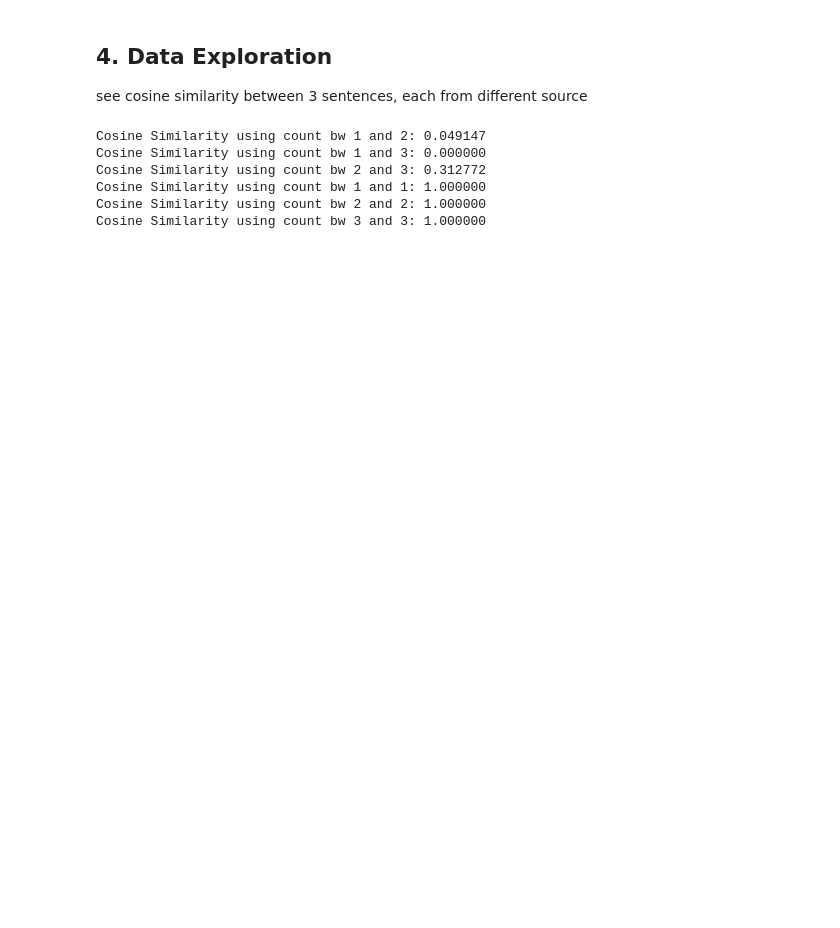
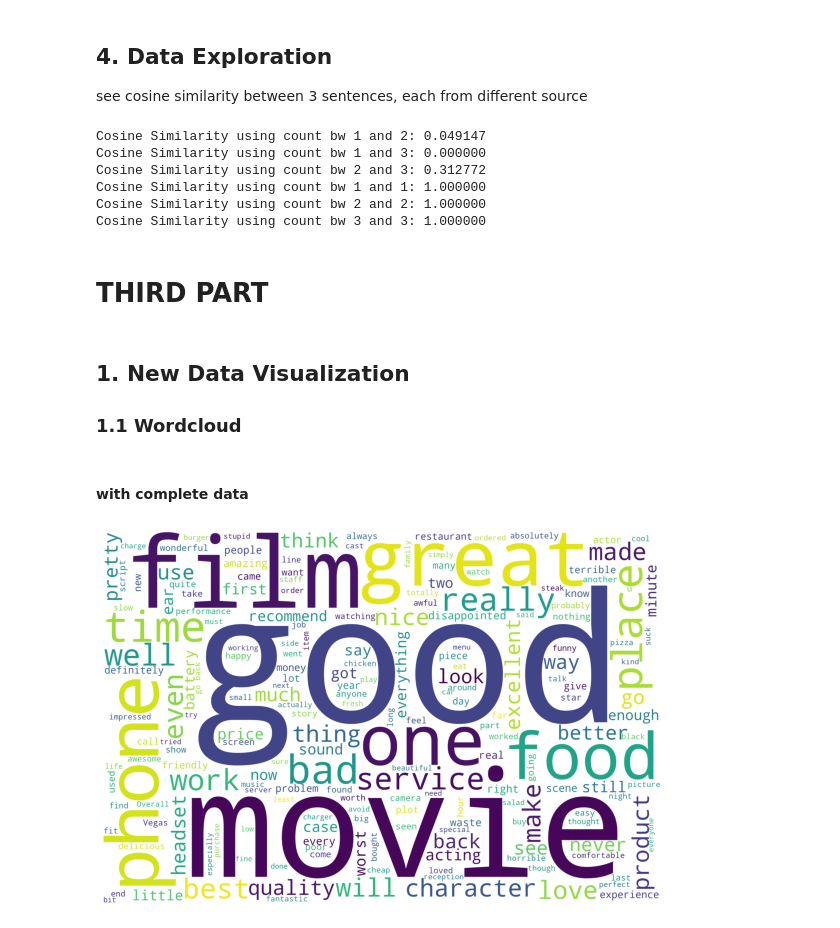
Before and after one commit to npinghuang/DM2022-Lab1-Homework, a Jupyter notebook: DM2022-Lab1-Homework.ipynb, the cells around one changed output. Saved outputs shown, nothing was run; the diff lists cells and outputs as text; code cells hidden in the pictures; blank space fills up the shorter version.

Commit message:
need to write more on fourth part

```diff
--- a/DM2022-Lab1-Homework.ipynb
+++ b/DM2022-Lab1-Homework.ipynb
@@ -524,3 +502,8 @@ Cosine Similarity using count bw 2 and 3: 0.312772
 Cosine Similarity using count bw 1 and 1: 1.000000
 Cosine Similarity using count bw 2 and 2: 1.000000
 Cosine Similarity using count bw 3 and 3: 1.000000
+# %% [markdown]
+# THIRD PART
+# %% [markdown]
+## 1. New Data Visualization
+### 1.1 Wordcloud
@@ -526,0 +512,11 @@ Cosine Similarity using count bw 3 and 3: 1.000000
+# %% [markdown]
+#### with complete data
+# %%
+# Visualize all the sentences as a wordcloud
+wordcloud_df = WordCloud(width=3000,height=2000,background_color='white').generate(' '.join(DATA.sentence))
+plt.figure(figsize=(10,10))
+plt.imshow(wordcloud_df)
+plt.axis("off")
+plt.show()
+# %% [output]
+[figure, added]
```
Also changed, not shown: parts of 31 cells of this notebook.
